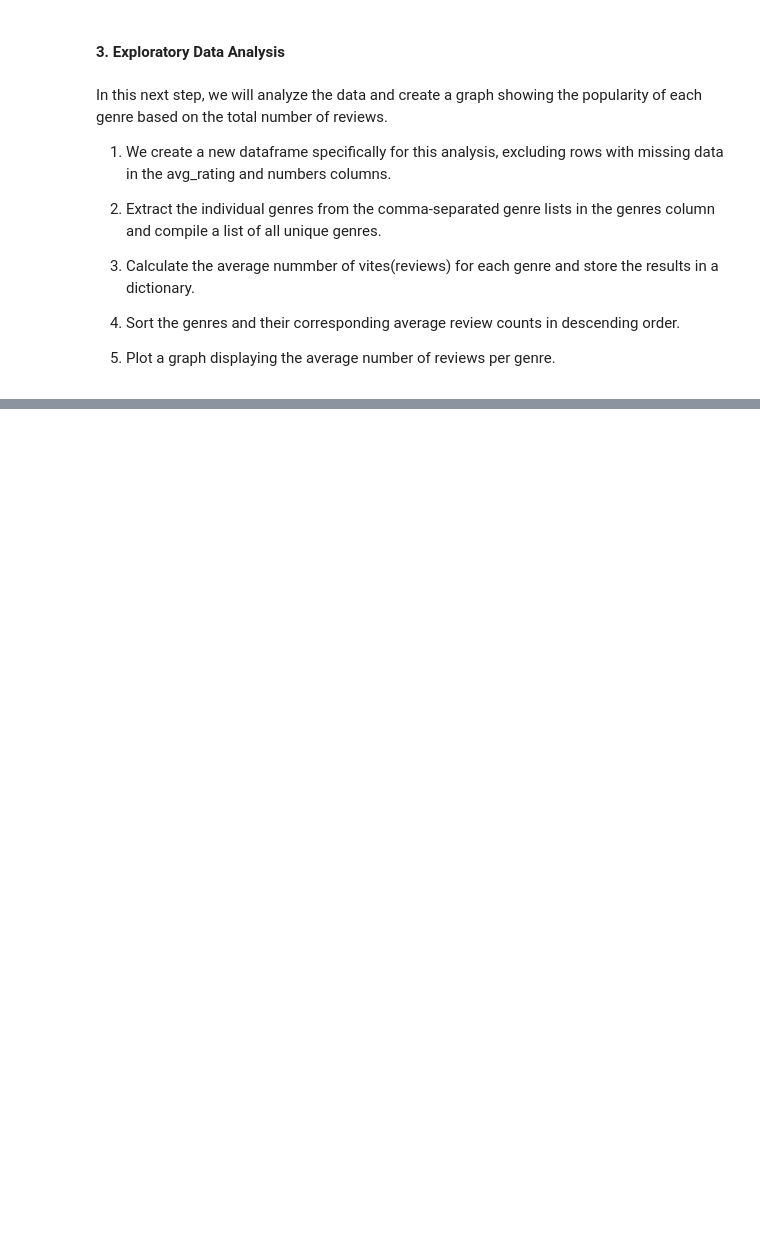
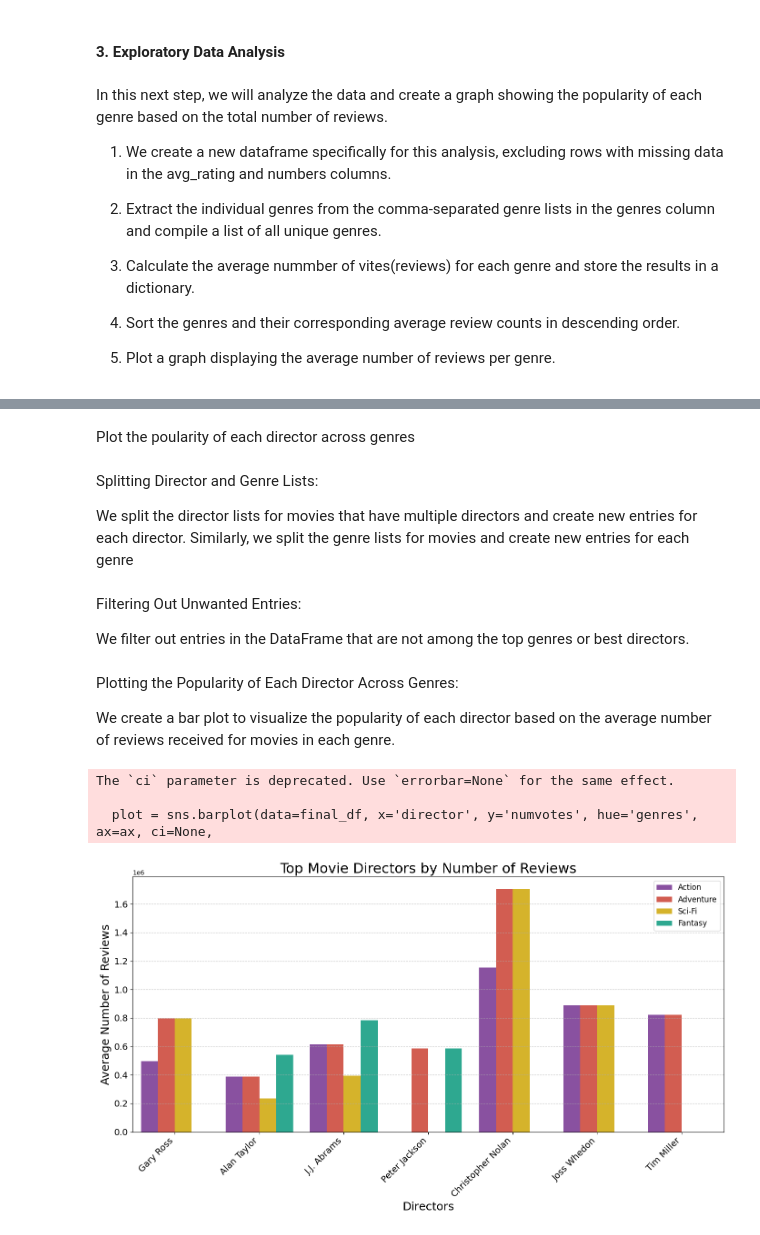
Before and after one commit to Wangari-web/dsc-phase-1-project-v2-4, a Jupyter notebook: student.ipynb, the cells around one changed output, grey strips where cells are left out. Saved outputs shown, nothing was run; the diff lists cells and outputs as text; code cells hidden in the pictures; blank space fills up the shorter version.

```diff
--- a/student.ipynb
+++ b/student.ipynb
@@ -668,0 +723,2 @@ plt.show()
+# %% [markdown]
+Plot the poularity of each director across genres
@@ -668,0 +735,65 @@ plt.show()
+# %% [markdown]
+Splitting Director and Genre Lists:
+
+
+We split the director lists for movies that have multiple directors and create new entries for each director.
+Similarly, we split the genre lists for movies and create new entries for each genre
+# %%
+# Split director lists and create new entries for each director
+split_directors_df = pd.DataFrame(columns=['genres', 'numvotes', 'director'])
+for index, row in filtered_df.iterrows():
+    for director in row['director'].split(','):
+        split_directors_df.loc[len(split_directors_df.index)] = [row['genres'], row['numvotes'], director]
+
+# Split genre lists and create new entries for each genre
+split_genres_df = pd.DataFrame(columns=['genres', 'numvotes', 'director'])
+for index, row in split_directors_df.iterrows():
+    for genre in row['genres'].split(','):
+        split_genres_df.loc[len(split_genres_df.index)] = [genre, row['numvotes'], row['director']]
+# %% [markdown]
+Filtering Out Unwanted Entries:
+
+We filter out entries in the DataFrame that are not among the top genres or best directors.
+# %%
+# Filter out entries not among the top genres or best directors
+final_df = split_genres_df[split_genres_df['genres'].map(lambda x: x in top_genres)]
+final_df = final_df[final_df['director'].map(lambda x: x in the_best_directors)]
+# %% [markdown]
+Plotting the Popularity of Each Director Across Genres:
+
+We create a bar plot to visualize the popularity of each director based on the average number of reviews received for movies in each genre.
+# %%
+# Define a different color palette
+new_palette = ['#8e44ad', '#e74c3c', '#f1c40f', '#1abc9c']  # Purple, Red, Yellow, Teal
+
+# Plot the popularity of each director across genres with the updated aesthetics
+fig, ax = plt.subplots(figsize=(14, 8))  # Adjust figure size for better readability
+plot = sns.barplot(data=final_df, x='director', y='numvotes', hue='genres', ax=ax, ci=None,
+                   palette=new_palette)  # Use the new color palette for better visualization
+
+# Add grid lines to the plot
+ax.grid(True, axis='y', linestyle='--', alpha=0.7)  # Add grid lines only along the y-axis with dashed lines and 70% transparency
+
+# Set labels and title for the plot
+ax.set_xlabel('Directors', fontsize=18)  # Adjust x-axis label
+ax.set_ylabel('Average Number of Reviews', fontsize=18)  # Adjust y-axis label
+ax.set_title('Top Movie Directors by Number of Reviews', fontsize=22)  # Adjust title font size
+
+# Set font size for tick labels
+ax.tick_params(axis='x', labelsize=14)  # Adjust x-axis tick label font size
+ax.tick_params(axis='y', labelsize=14)  # Adjust y-axis tick label font size
+
+# Rotate x-axis tick labels for better readability
+plt.xticks(rotation=45, ha='right')
+
+# Adjust legend position and font size
+plt.legend(loc='upper right', fontsize='large')
+
+# Show the plot
+plt.tight_layout()  # Adjust layout to prevent overlapping labels
+plt.show()
+# %% [output]
+The `ci` parameter is deprecated. Use `errorbar=None` for the same effect.
+
+  plot = sns.barplot(data=final_df, x='director', y='numvotes', hue='genres', ax=ax, ci=None,
+[figure, added]
```
Also changed, not shown: parts of 6 cells of this notebook.
